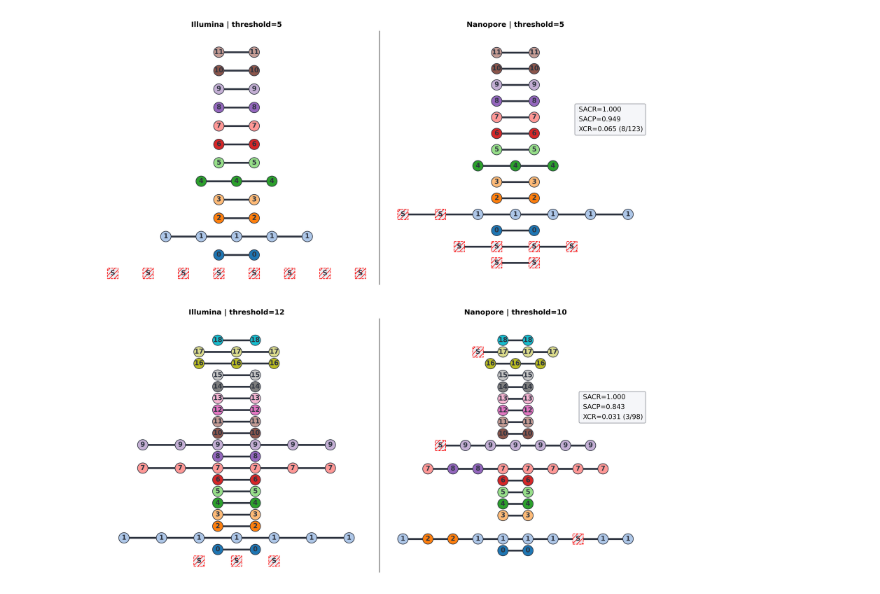
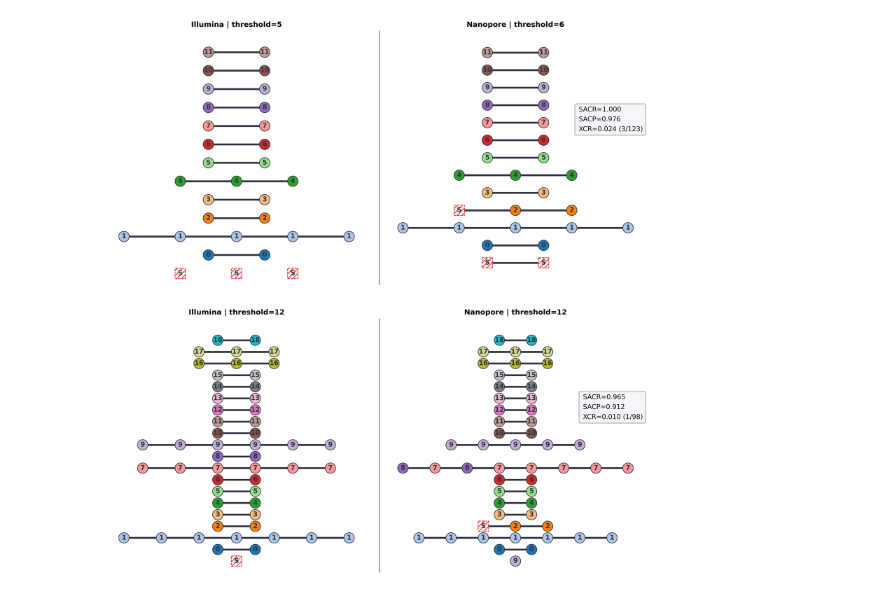
Before and after one commit to mbhall88/head_to_head_pipeline, a Jupyter notebook: analysis/transmission_clustering/eda/clustering.ipynb, the cells around one changed output. Drawn from its saved outputs; the diff is of its cells as text; code cells hidden in the pictures.

```diff
--- a/analysis/transmission_clustering/eda/clustering.ipynb
+++ b/analysis/transmission_clustering/eda/clustering.ipynb
@@ -17,6 +17,9 @@ PALETTE = [rgb2hex(cmap(i)) for i in range(cmap.N)]
 ggplot_cm = plt.rcParams["axes.prop_cycle"].by_key()["color"]
 DELIM = ","
 PAIR_IDX = ("sample1", "sample2")
+# %%
+bcftools_matrix_path = "../../baseline_variants/distance/bcftools.matrix.csv"
+compass_matrix_path = "../../baseline_variants/distance/compass.matrix.csv"
 # %%
 class AsymmetrixMatrixError(Exception):
     pass
@@ -65,9 +68,6 @@ def matrix_to_graph(
             if u not in samples:
                 graph.add_node(u)
                 samples.add(u)
-            if u not in samples:
-                graph.add_node(v)
-                samples.add(v)
     return graph
 
 
@@ -150,13 +150,12 @@ def excess_clustering_rate(A: Set[str], B: Set[str]) -> float:
     """
     return len(A - B) / len(A)
 # %%
-ont_thresholds = {5: 5, 12: 10}
+ont_thresholds = {5: 6, 12: 12}
 thresholds = sorted(ont_thresholds.keys())
 clustering_metrics = []
 # %%
 # bcftools_dir = Path("/Users/michaelhall/Projects/head_to_head_pipeline/analysis/baseline_variants/truth_eval")
 # bcftools_matrix = bcftools_dir / "bcftools-q85K90x20s1V1e-5/bcftools.matrix.csv"
-bcftools_matrix = "../../baseline_variants/distance/bcftools.matrix.paper-filters.csv"
 fig, axes = plt.subplots(
     ncols=2,
     nrows=2,
@@ -166,10 +165,10 @@ fig, axes = plt.subplots(
 )
 for r, t in enumerate(thresholds):
 # for t in [0]:
-    illumina_mtx = load_matrix("compass.matrix.csv", name="illumina")
+    illumina_mtx = load_matrix(compass_matrix_path, name="illumina")
     G_illumina = matrix_to_graph(illumina_mtx, threshold=t, include_singletons=True)
 
-    ont_mtx = load_matrix(bcftools_matrix, name="nanopore")
+    ont_mtx = load_matrix(bcftools_matrix_path, name="nanopore")
     G_ont = matrix_to_graph(
         ont_mtx, threshold=ont_thresholds[t], include_singletons=True
     )
@@ -426,35 +425,35 @@ for r, t in enumerate(thresholds):
         metrics,
         facecolor=white,
         handlelength=0.1,
         handletextpad=0.1,
         fontsize=fs,
         framealpha=0.5,
         edgecolor=black,
         frameon=True,
         **location,
     )
 
     ax.set_title(f"Nanopore | threshold={tool_t}", fontdict=title_fontdict)
 
     for i, ax in enumerate(axes.flatten()):
         fc = ax.get_facecolor()
         if i % 2:
             ax.spines["left"].set_color("black")
         else:
             ax.spines["left"].set_color(fc)
 
         ax.spines["top"].set_color(fc)
         ax.spines["right"].set_color(fc)
         ax.spines["bottom"].set_color(fc)
 
 #     plt.tight_layout(h_pad=4.0)
 #     fig.savefig(bcftools_matrix.parent / f"cluster_{t}.png")
 
 plt.tight_layout(h_pad=4.0)
-fig.savefig("clusters.png")
+# fig.savefig("clusters.png")
 # fig.savefig("/Users/michaelhall/Projects/head_to_head_pipeline/docs/paper_figures/fig4.svg")
 # %% [output]
-[figure, old version]
+[figure, new version]
 # %%
 df = pd.DataFrame(
     clustering_metrics,
```
Also changed, not shown: parts of 7 cells of this notebook, 2 other files.
